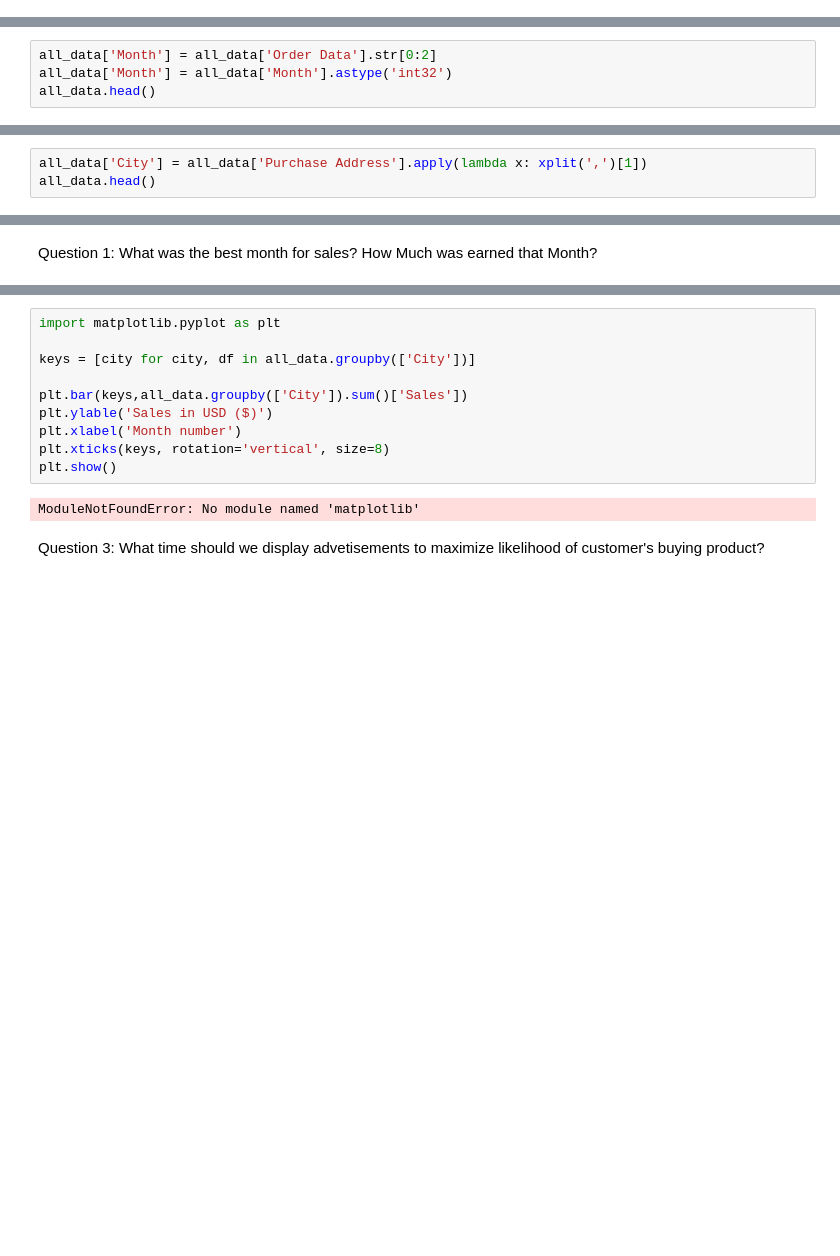
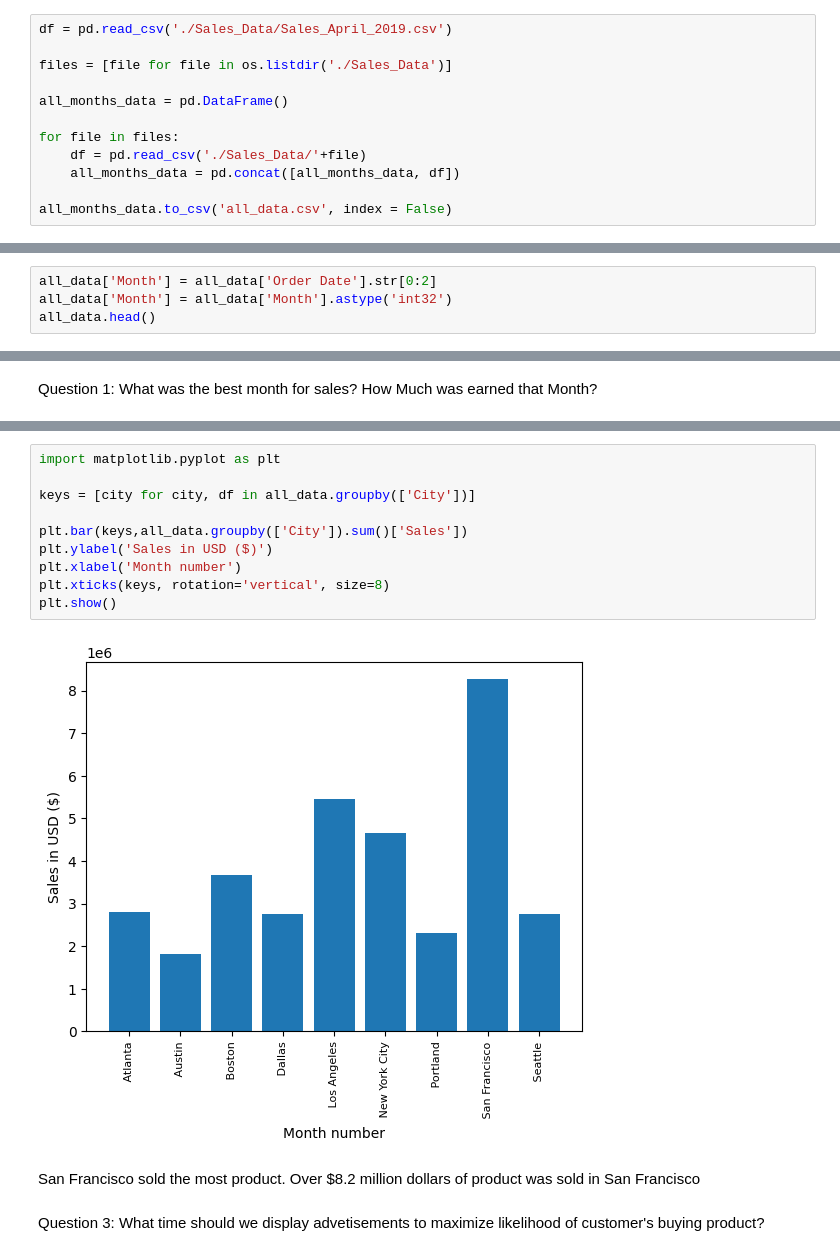
Before and after one commit to kenraza/Sales-Data-Analysis, a Jupyter notebook: SalesAnalysis/Sales_Data_Analysis.ipynb, the cells around one changed output, grey strips where cells are left out. Cells and saved outputs as stored; diff of their text form; blank space fills up the shorter version.

```diff
--- a/SalesAnalysis/Sales_Data_Analysis.ipynb
+++ b/SalesAnalysis/Sales_Data_Analysis.ipynb
@@ -21,0 +8,12 @@ all_months_data.to_csv('all_data.csv', index=False)
+# %%
+df = pd.read_csv('./Sales_Data/Sales_April_2019.csv')
+
+files = [file for file in os.listdir('./Sales_Data')]
+
+all_months_data = pd.DataFrame()
+
+for file in files:
+    df = pd.read_csv('./Sales_Data/'+file)
+    all_months_data = pd.concat([all_months_data, df])
+
+all_months_data.to_csv('all_data.csv', index = False)
@@ -50,4 +75,0 @@ all_data['Price Each'] = pd.to_numeric(all_data['Price Each'])
-# %%
-all_data['Month'] = all_data['Order Data'].str[0:2]
-all_data['Month'] = all_data['Month'].astype('int32')
-all_data.head()
@@ -55,0 +76,4 @@ NameError: name 'all_data' is not defined
+# %%
+all_data['Month'] = all_data['Order Date'].str[0:2]
+all_data['Month'] = all_data['Month'].astype('int32')
+all_data.head()
@@ -65,3 +100,0 @@ NameError: name 'all_data' is not defined
-# %%
-all_data['City'] = all_data['Purchase Address'].apply(lambda x: xplit(',')[1])
-all_data.head()
@@ -101,15 +166,17 @@ NameError: name 'all_data' is not defined
 # %%
 import matplotlib.pyplot as plt
 
 keys = [city for city, df in all_data.groupby(['City'])]
 
 plt.bar(keys,all_data.groupby(['City']).sum()['Sales'])
-plt.ylable('Sales in USD ($)')
+plt.ylabel('Sales in USD ($)')
 plt.xlabel('Month number')
 plt.xticks(keys, rotation='vertical', size=8)
 plt.show()
 # %% [output]
-ModuleNotFoundError: No module named 'matplotlib'
+[figure, added]
+# %% [markdown]
+San Francisco sold the most product. Over $8.2 million dollars of product was sold in San Francisco
 # %% [markdown]
 Question 3: What time should we display advetisements to maximize likelihood of customer's buying product?
 # %% [markdown]
```
Also changed, not shown: parts of 37 cells of this notebook, 1 other file.
